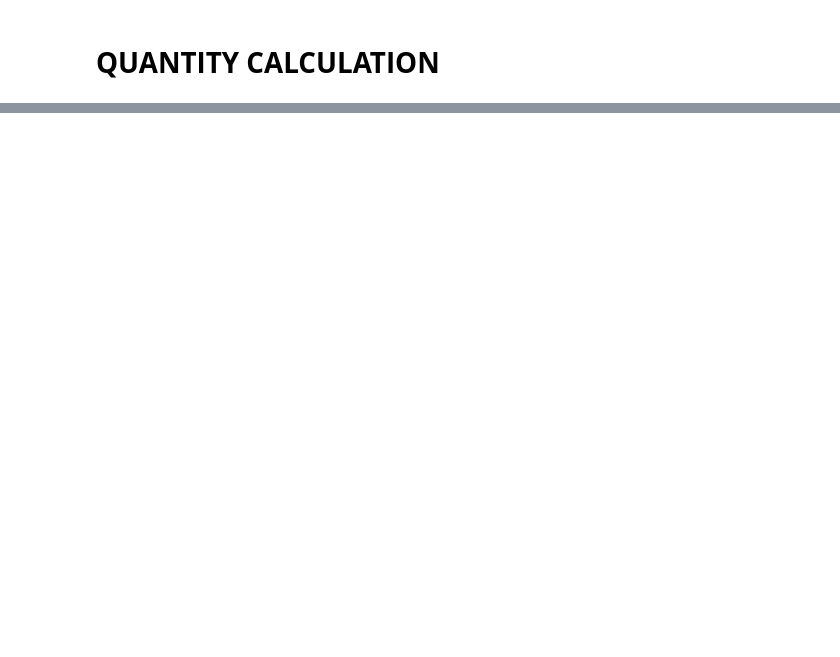
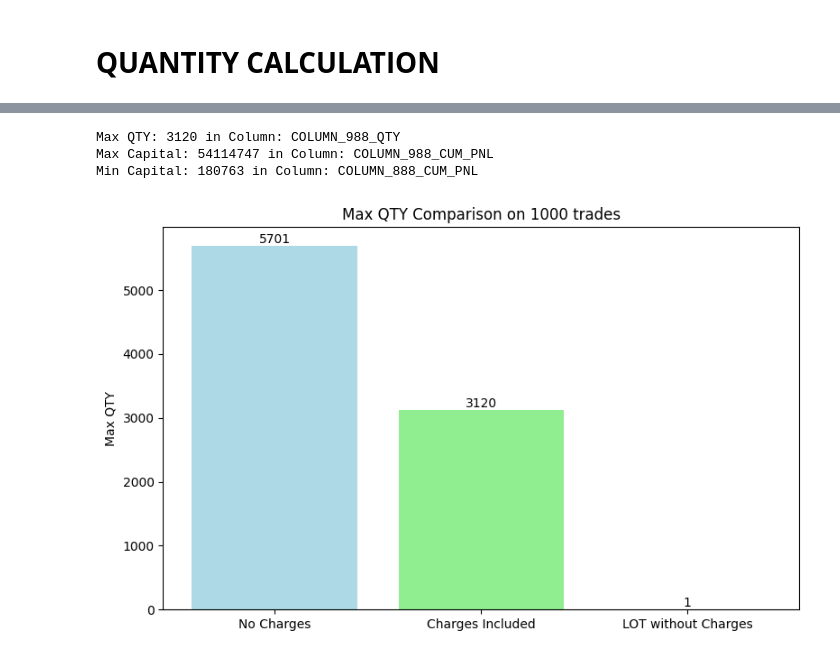
Before and after one commit to Bharatgaur/Trading, a Jupyter notebook: TRADE_PROBABILITIES_BASE_FILE_Version_1.ipynb, the cells around one changed output, grey strips where cells are left out. Cells and saved outputs as stored; diff of their text form; code cells hidden in the pictures; blank space fills up the shorter version.

```diff
--- a/TRADE_PROBABILITIES_BASE_FILE_Version_1.ipynb
+++ b/TRADE_PROBABILITIES_BASE_FILE_Version_1.ipynb
@@ -128,9 +166,6 @@ import pandas as pd
 # Load the two CSV files
 entry_df = pd.read_csv('trade_entry_1001_columns.csv')
 target_stoploss_df = pd.read_csv('trade_target_stoploss_1001_columns.csv')
-
-# Base capital to be added to the first row of each column
-BASE_CAPITAL = 25000
 
 # Create an empty dictionary to hold the PnL data
 pnl_data = {
@@ -406,0 +439,76 @@ The maximum PnL value is: 53862638.03
+# %%
+import pandas as pd
+
+# Load the data from the CSV file
+df_QTY_C = pd.read_csv('final_PnL_QTY_C.csv')
+
+# Get the last row
+last_row = df_QTY_C.iloc[-1]
+
+# Extract QTY values and find max and min along with their corresponding column names
+qty_columns = [col for col in df_QTY_C.columns if col.endswith('_QTY')]
+max_qty = last_row[qty_columns].max()
+min_qty = last_row[qty_columns].min()
+max_qty_column = last_row[qty_columns].idxmax()
+min_qty_column = last_row[qty_columns].idxmin()
+
+# Extract CUM_PNL values and find max and min along with their corresponding column names
+capital_columns = [col for col in df_QTY_C.columns if col.endswith('_CUM_PNL')]
+max_capital = last_row[capital_columns].max()
+min_capital = last_row[capital_columns].min()
+max_capital_column = last_row[capital_columns].idxmax()
+min_capital_column = last_row[capital_columns].idxmin()
+
+# Print the results
+print(f"Max QTY: {max_qty:.0f} in Column: {max_qty_column}")
+print(f"Max Capital: {max_capital:.0f} in Column: {max_capital_column}")
+print(f"Min Capital: {min_capital:.0f} in Column: {min_capital_column}")
+# %% [output]
+Max QTY: 3120 in Column: COLUMN_988_QTY
+Max Capital: 54114747 in Column: COLUMN_988_CUM_PNL
+Min Capital: 180763 in Column: COLUMN_888_CUM_PNL
+# %%
+import pandas as pd
+import matplotlib.pyplot as plt
+
+def get_summary_QTY(file_name):
+    # Load the data from the CSV file
+    df_Max_QTY = pd.read_csv(file_name)
+
+    # Get the last row
+    last_row = df_Max_QTY.iloc[-1]
+
+    # Extract QTY values and find max along with their corresponding column names
+    qty_columns = [col for col in df_Max_QTY.columns if col.endswith('_QTY')]
+
+    # If there are no quantity columns, assume max qty as 1
+    if qty_columns:
+        max_qty = last_row[qty_columns].max()
+    else:
+        max_qty = 1  # Assume max qty as 1 if no qty columns are present
+
+    return max_qty
+
+# Get Max QTY for both files
+max_qty_no_charges = get_summary_QTY('final_PnL_QTY.csv')        # No charges included
+max_qty_charges = get_summary_QTY('final_PnL_QTY_C.csv')        # Charges included
+
+# Load the trade data for additional output
+# Assume max quantity for the trade CSV file is 1
+max_qty_additional = 1
+
+# Prepare data for visualization
+labels = ['No Charges', 'Charges Included', 'LOT without Charges']
+max_qty_values = [max_qty_no_charges, max_qty_charges, max_qty_additional]
+
+# Create bar chart for Max QTY
+plt.figure(figsize=(8, 5))
+plt.bar(labels, max_qty_values, color=['lightblue', 'lightgreen', 'salmon'])
+plt.ylabel('Max QTY')
+plt.title('Max QTY Comparison on 1000 trades')
+for i, v in enumerate(max_qty_values):
+    plt.text(i, v, f'{v:.0f}', ha='center', va='bottom')  # Annotate bars with their values
+plt.tight_layout()
+plt.show()
+# %% [output]
+[figure, added]
```
Also changed, not shown: parts of 23 cells of this notebook.
